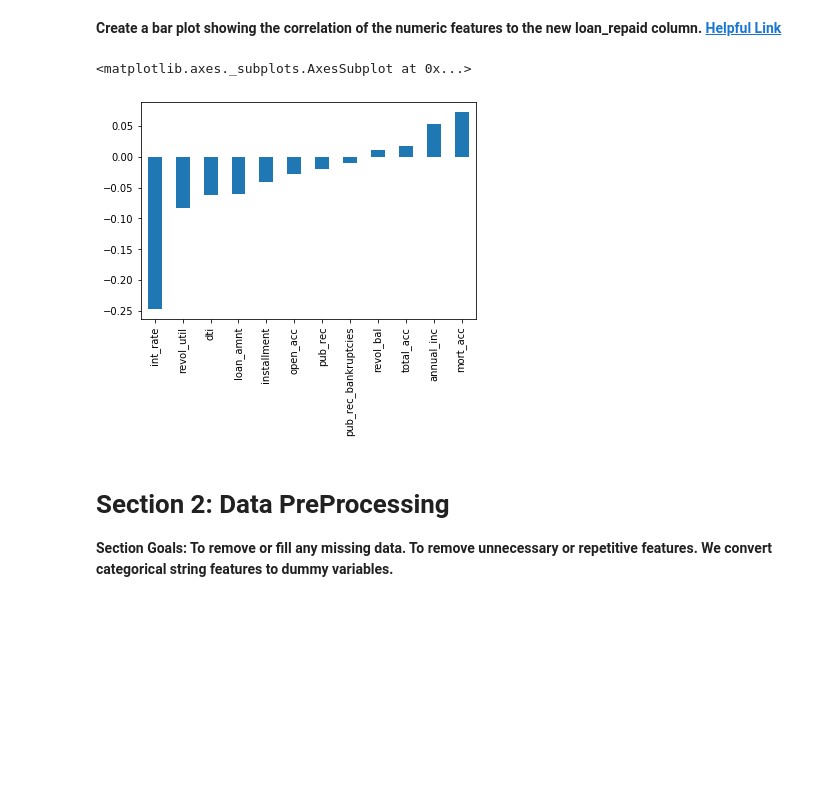
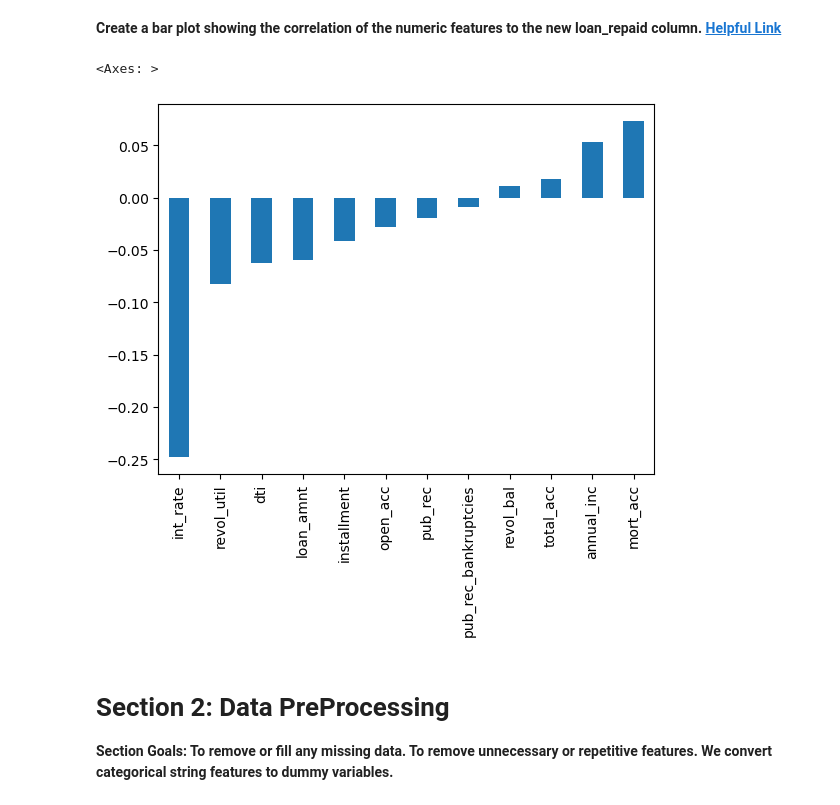
Before and after one commit to mshayganfar/ML_coding, a Jupyter notebook: MahniShayganfar_Keras_LendingClub_Project.ipynb, the cells around one changed output. Saved outputs shown, nothing was run; the diff lists cells and outputs as text; code cells hidden in the pictures; blank space fills up the shorter version.

```diff
--- a/MahniShayganfar_Keras_LendingClub_Project.ipynb
+++ b/MahniShayganfar_Keras_LendingClub_Project.ipynb
@@ -385,10 +386,10 @@ df[['loan_repaid','loan_status']]
 # %% [markdown]
 **Create a bar plot showing the correlation of the numeric features to the new loan_repaid column. [Helpful Link](https://pandas.pydata.org/pandas-docs/stable/reference/api/pandas.DataFrame.plot.bar.html)**
 # %%
-df.corr()['loan_repaid'].sort_values().drop('loan_repaid').plot(kind='bar')
+df.corr(numeric_only=True)['loan_repaid'].sort_values().drop('loan_repaid').plot(kind='bar')
 # %% [output]
-<matplotlib.axes._subplots.AxesSubplot at 0x...>
+<Axes: >
-[figure, old version]
+[figure, new version]
 # %% [markdown]
 # Section 2: Data PreProcessing
 
```
Also changed, not shown: parts of 34 cells of this notebook.
